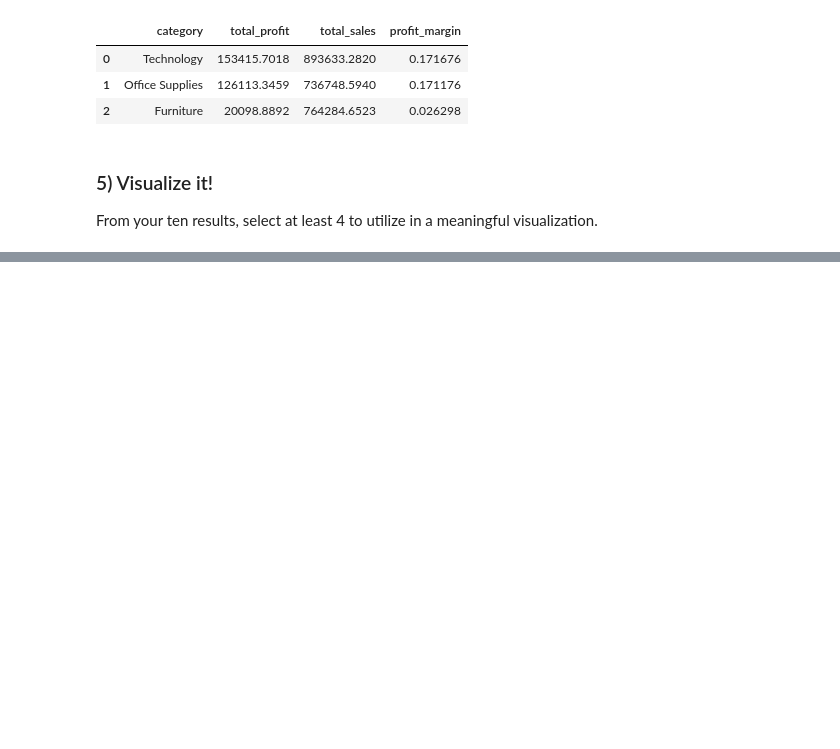
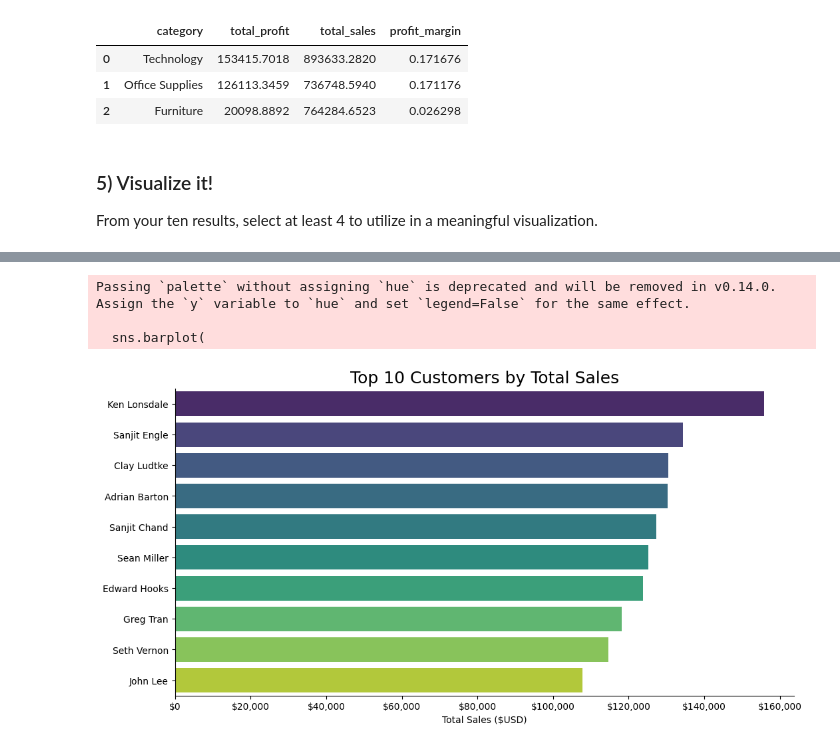
Before and after one commit to Wyparks04/DataAnalysisModule3, a Jupyter notebook: Week4/notebooks/superstore_sales_workflow.ipynb, the cells around one changed output, grey strips where cells are left out. Drawn from its saved outputs; the diff is of its cells as text; code cells hidden in the pictures; blank space fills up the shorter version.

Commit message:
updated Week4 Assignments

```diff
--- a/Week4/notebooks/superstore_sales_workflow.ipynb
+++ b/Week4/notebooks/superstore_sales_workflow.ipynb
@@ -458,0 +453,26 @@ plt.show()
+# %%
+# visualization four code here
+plt.figure(figsize=(12,6))
+
+sns.barplot(
+    data=result2,
+    x='total_sales',
+    y='customer_name',
+    palette='viridis'
+)
+
+plt.title('Top 10 Customers by Total Sales', fontsize=18)
+plt.xlabel('Total Sales ($USD)')
+plt.ylabel(None)
+
+# Format x-axis as currency
+ax = plt.gca()
+ax.xaxis.set_major_formatter(mticker.FuncFormatter(lambda x, _: f'${x:,.0f}'))
+
+sns.despine()
+plt.show()
+# %% [output]
+Passing `palette` without assigning `hue` is deprecated and will be removed in v0.14.0. Assign the `y` variable to `hue` and set `legend=False` for the same effect.
+
+  sns.barplot(
+[figure, added]
```
Also changed, not shown: parts of 8 cells of this notebook.
